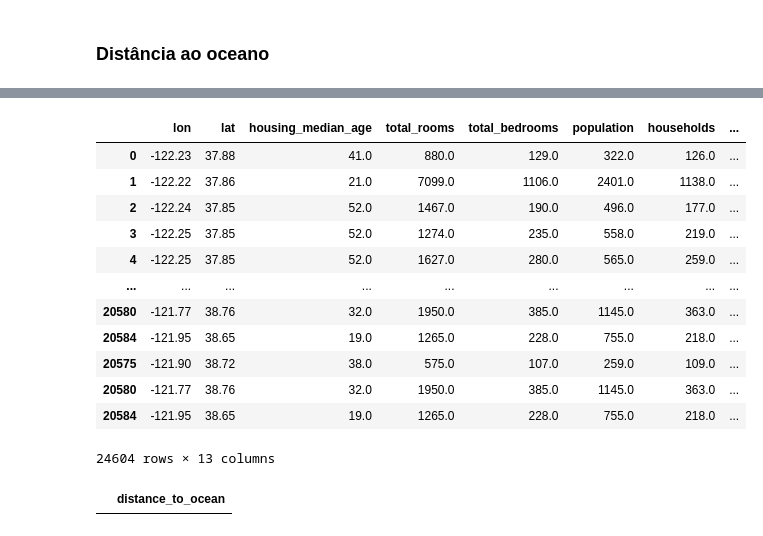
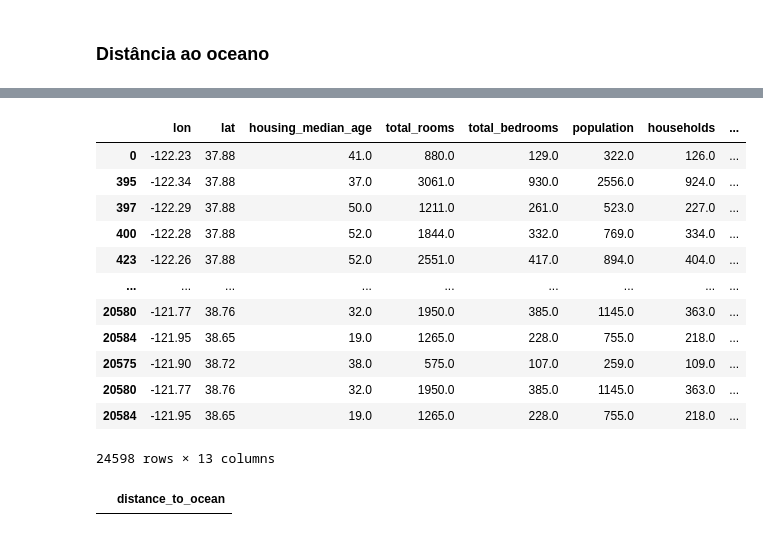
Before and after one commit to thepersonilike13/housing_prices_app, a Jupyter notebook: housing_prices_california.ipynb, the cells around one changed output, grey strips where cells are left out. Cells and saved outputs as stored; diff of their text form; code cells hidden in the pictures.

```diff
--- a/housing_prices_california.ipynb
+++ b/housing_prices_california.ipynb
@@ -474,8 +475,8 @@ CRS='EPSG:4326'
 
 # aqui estou transformando as coordenadas em pontos que o geopandas consegue ler
 geometry_housing = gpd.points_from_xy(housing['lon'], housing['lat'])
-housing = housing.drop(columns=['geometry'])
-points_housing = gpd.GeoDataFrame(housing, geometry=geometry_housing)
+points_housing = gpd.GeoDataFrame(housing)
+points_housing = points_housing.set_geometry(geometry_housing)
 points_housing.set_crs(CRS, inplace=True)
 
 print(points_housing.crs)
@@ -508,22 +509,23 @@ coastline.head(5)
 # %%
-DISTANCE_CRS = 3857
+DISTANCE_CRS = 32643
 nearest_coastline = gpd.sjoin_nearest(points_housing.to_crs(crs=DISTANCE_CRS), coastline.to_crs(crs=DISTANCE_CRS), distance_col = 'distance_to_ocean')
 nearest_coastline.to_crs(CRS, inplace=True)
+nearest_coastline = nearest_coastline[~nearest_coastline.index.duplicated(keep='first')]
 nearest_coastline
 # %% [output]
 |  | lon | lat | housing_median_age | total_rooms | total_bedrooms | population | households | ... |
 | 0 | -122.23 | 37.88 | 41.0 | 880.0 | 129.0 | 322.0 | 126.0 | ... |
-| 1 | -122.22 | 37.86 | 21.0 | 7099.0 | 1106.0 | 2401.0 | 1138.0 | ... |
-| 2 | -122.24 | 37.85 | 52.0 | 1467.0 | 190.0 | 496.0 | 177.0 | ... |
-| 3 | -122.25 | 37.85 | 52.0 | 1274.0 | 235.0 | 558.0 | 219.0 | ... |
-| 4 | -122.25 | 37.85 | 52.0 | 1627.0 | 280.0 | 565.0 | 259.0 | ... |
+| 395 | -122.34 | 37.88 | 37.0 | 3061.0 | 930.0 | 2556.0 | 924.0 | ... |
+| 397 | -122.29 | 37.88 | 50.0 | 1211.0 | 261.0 | 523.0 | 227.0 | ... |
+| 400 | -122.28 | 37.88 | 52.0 | 1844.0 | 332.0 | 769.0 | 334.0 | ... |
+| 423 | -122.26 | 37.88 | 52.0 | 2551.0 | 417.0 | 894.0 | 404.0 | ... |
 | ... | ... | ... | ... | ... | ... | ... | ... | ... |
 | 20580 | -121.77 | 38.76 | 32.0 | 1950.0 | 385.0 | 1145.0 | 363.0 | ... |
 | 20584 | -121.95 | 38.65 | 19.0 | 1265.0 | 228.0 | 755.0 | 218.0 | ... |
 | 20575 | -121.90 | 38.72 | 38.0 | 575.0 | 107.0 | 259.0 | 109.0 | ... |
 | 20580 | -121.77 | 38.76 | 32.0 | 1950.0 | 385.0 | 1145.0 | 363.0 | ... |
 | 20584 | -121.95 | 38.65 | 19.0 | 1265.0 | 228.0 | 755.0 | 218.0 | ... |
-24604 rows × 13 columns
+24598 rows × 13 columns
 # %%
 points_housing = nearest_coastline.drop(columns=['index_right'])
 # %%
```
Also changed, not shown: parts of 27 cells of this notebook, 2 other files.
